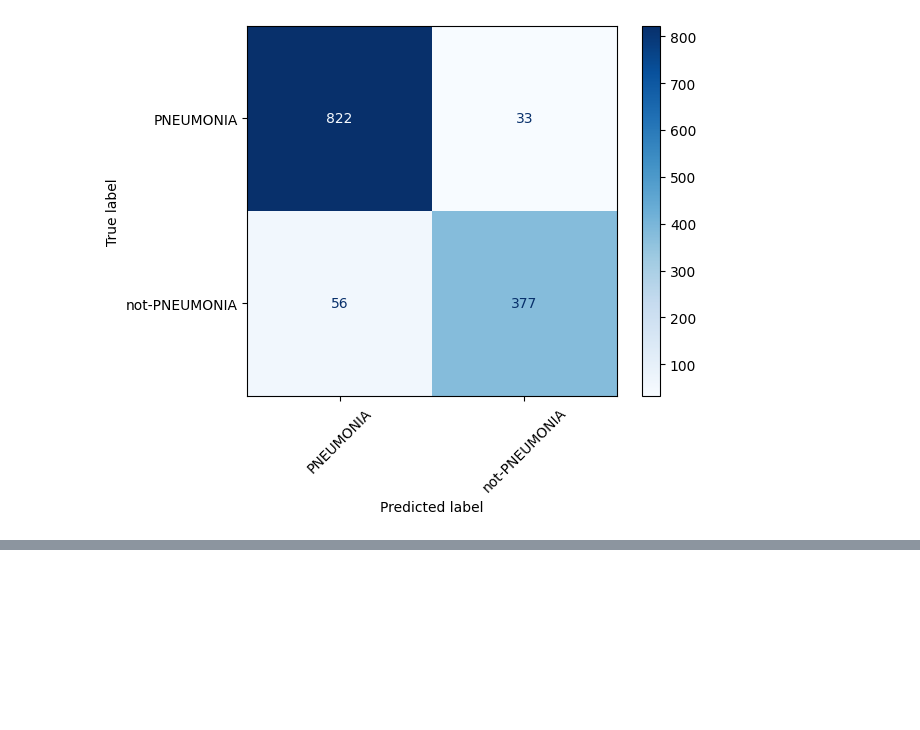
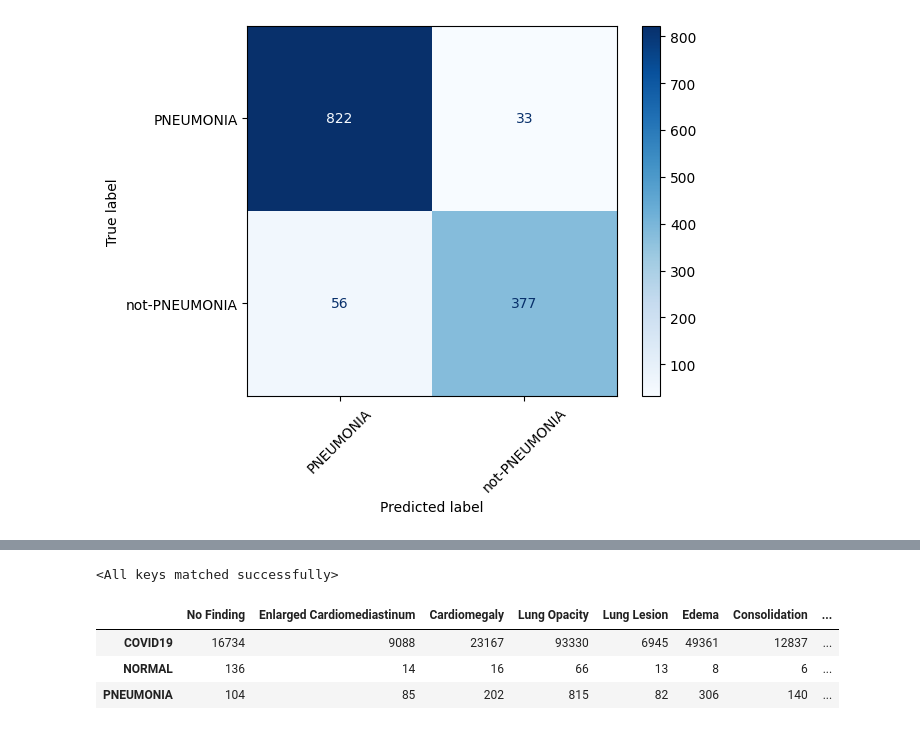
Before and after one commit to intel-comp-saude-ufes/2025-1-P2-classificador-CheXpert, a Jupyter notebook: trab.ipynb, the cells around one changed output, grey strips where cells are left out. Saved outputs shown, nothing was run; the diff lists cells and outputs as text; code cells hidden in the pictures; blank space fills up the shorter version.

Commit message:
fazer os itens da todo list

```diff
--- a/trab.ipynb
+++ b/trab.ipynb
@@ -586,0 +591,13 @@ vit_b_16                          0         0
+# %%
+path_to_mobilenet_v2 = 'experiments/mobilenet_v2_folder/'
+results_path = os.path.join(path_to_mobilenet_v2, 'mobilenet_v2_results.parquet')
+mobilenet_v2_results = pd.read_parquet(results_path)
+fold = get_fold_of_best_model(mobilenet_v2_results, best_by='val_f1_score', best_by_mode='max')
+mobilenet_v2_str = 'mobilenet_v2'
+checkpoint_path = os.path.join(path_to_mobilenet_v2, f'best_{mobilenet_v2_str}_fold={fold}.pt')
+# %%
+model_state = load_only_model_state(checkpoint_path, device)
+mobilenet_v2_model = MyMobileNet(mobilenet_version=mobilenet_v2_str, n_classes=3).to(device)
+mobilenet_v2_model.load_state_dict(model_state)
+# %% [output]
+<All keys matched successfully>
@@ -586,0 +613,35 @@ vit_b_16                          0         0
+# %%
+from tqdm import tqdm
+import numpy as np
+
+def generate_comparison_dataframe(model, test_dataset, model_classes, dataset_classes, device, save_path=None, save_name='comparison_df'):
+    test_dataloader = prepare_dataloaders(test_dataset, batch_size=64, shuffle=True)[0]
+
+    y_true, y_pred = eval(model, test_dataloader, device=device, task='multiclass')
+
+    comparison_df = pd.DataFrame(data=0, columns=range(len(dataset_classes)), index=range(len(model_classes)))
+
+    for yt, yp in tqdm((zip(y_true, y_pred))):
+        yp_label = int(yp)
+        if isinstance(yt, list) or isinstance(yt, np.ndarray):
+            comparison_df.iloc[yp_label, [idx for idx,x in enumerate(yt) if int(x) == 1]] += 1
+        else:
+            comparison_df.iloc[yp_label, yt] += 1
+
+    comparison_df.index = model_classes
+    comparison_df.columns = dataset_classes
+
+    if save_path:
+        full_save_path = os.path.join(save_path, f'{save_name}.parquet')
+        comparison_df.to_parquet(full_save_path)
+    return comparison_df
+# %%
+comparison_df = generate_comparison_dataframe(mobilenet_v2_model, chexpert_dict['train_dataset'],
+                                              chest_x_ray_dict['classes'], chexpert_dict['classes'], device=device, save_path='./')
+# %%
+comparison_df
+# %% [output]
+|  | No Finding | Enlarged Cardiomediastinum | Cardiomegaly | Lung Opacity | Lung Lesion | Edema | Consolidation | ... |
+| COVID19 | 16734 | 9088 | 23167 | 93330 | 6945 | 49361 | 12837 | ... |
+| NORMAL | 136 | 14 | 16 | 66 | 13 | 8 | 6 | ... |
+| PNEUMONIA | 104 | 85 | 202 | 815 | 82 | 306 | 140 | ... |
```
Also changed, not shown: parts of 12 cells of this notebook, 4 other files.
